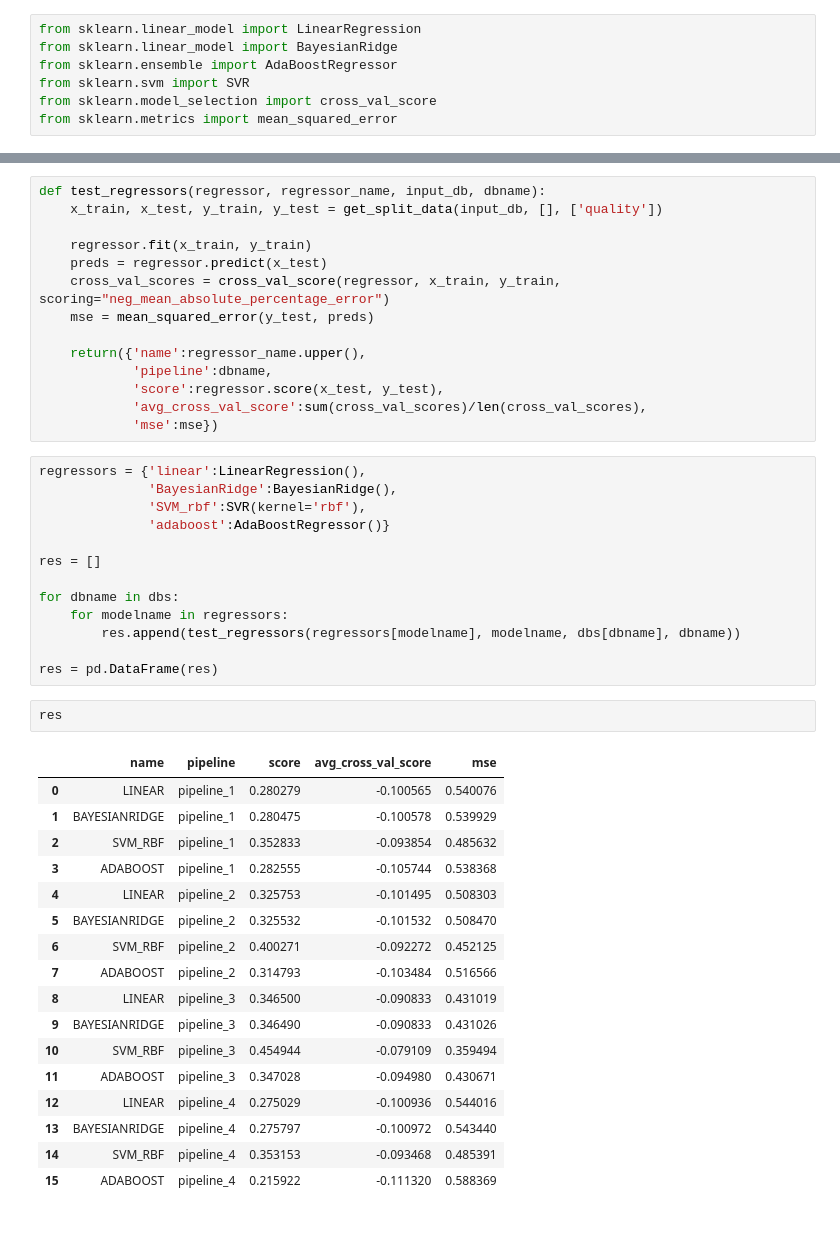
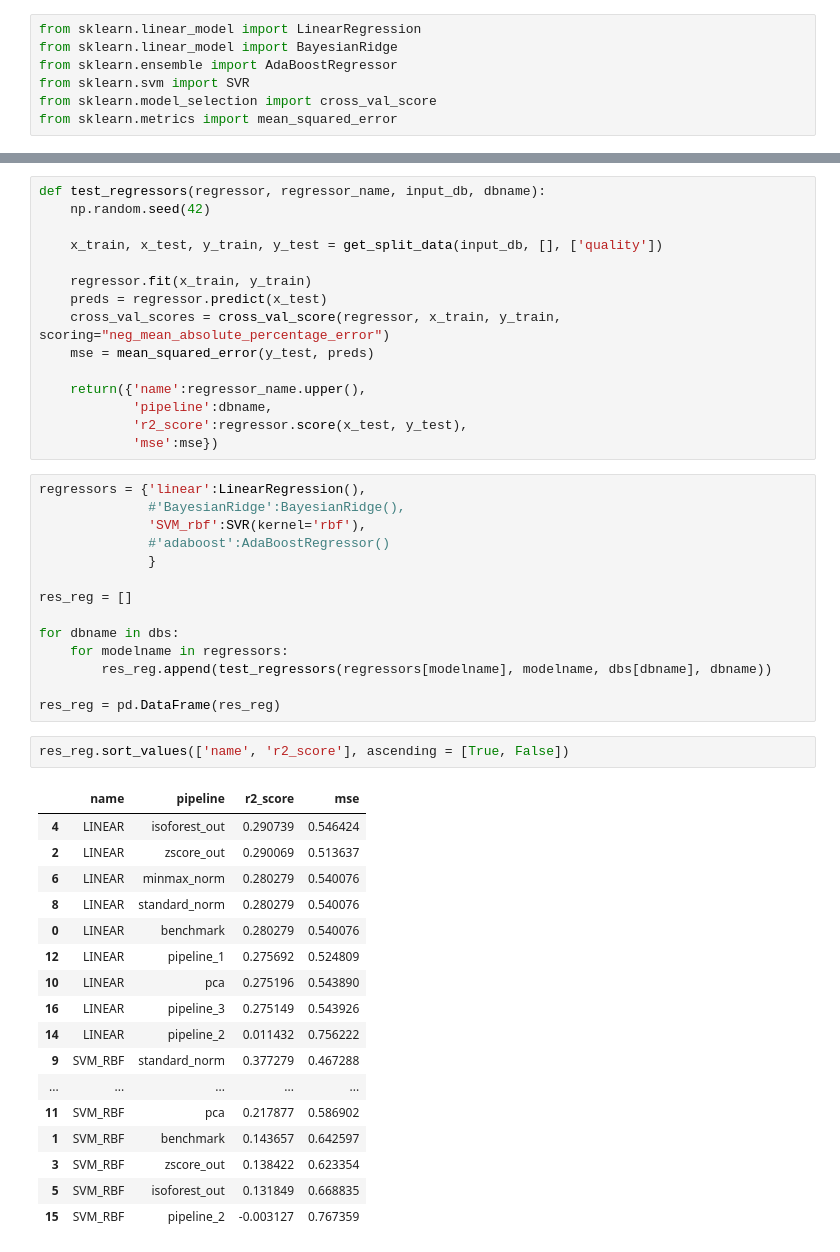
Before and after one commit to tommaso-massaglia/MML, a Jupyter notebook: model_training.ipynb, the cells around one changed output, grey strips where cells are left out. Cells and saved outputs as stored; diff of their text form.

```diff
--- a/model_training.ipynb
+++ b/model_training.ipynb
@@ -140,5 +169,7 @@ dbs = {
 # %%
 def test_regressors(regressor, regressor_name, input_db, dbname):
+    np.random.seed(42)
+
     x_train, x_test, y_train, y_test = get_split_data(input_db, [], ['quality'])
 
     regressor.fit(x_train, y_train)
@@ -148,39 +179,39 @@ def test_regressors(regressor, regressor_name, input_db, dbname):
 
     return({'name':regressor_name.upper(),
             'pipeline':dbname,
-            'score':regressor.score(x_test, y_test),
-            'avg_cross_val_score':sum(cross_val_scores)/len(cross_val_scores),
+            'r2_score':regressor.score(x_test, y_test),
             'mse':mse})
 # %%
 regressors = {'linear':LinearRegression(),
-              'BayesianRidge':BayesianRidge(),
+              #'BayesianRidge':BayesianRidge(),
               'SVM_rbf':SVR(kernel='rbf'),
-              'adaboost':AdaBoostRegressor()}
+              #'adaboost':AdaBoostRegressor()
+              }
 
-res = []
+res_reg = []
 
 for dbname in dbs:
     for modelname in regressors:
-        res.append(test_regressors(regressors[modelname], modelname, dbs[dbname], dbname))
+        res_reg.append(test_regressors(regressors[modelname], modelname, dbs[dbname], dbname))
 
-res = pd.DataFrame(res)
+res_reg = pd.DataFrame(res_reg)
-# %%
-res
-# %% [output]
-|  | name | pipeline | score | avg_cross_val_score | mse |
-| 0 | LINEAR | pipeline_1 | 0.280279 | -0.100565 | 0.540076 |
-| 1 | BAYESIANRIDGE | pipeline_1 | 0.280475 | -0.100578 | 0.539929 |
-| 2 | SVM_RBF | pipeline_1 | 0.352833 | -0.093854 | 0.485632 |
-| 3 | ADABOOST | pipeline_1 | 0.282555 | -0.105744 | 0.538368 |
-| 4 | LINEAR | pipeline_2 | 0.325753 | -0.101495 | 0.508303 |
-| 5 | BAYESIANRIDGE | pipeline_2 | 0.325532 | -0.101532 | 0.508470 |
-| 6 | SVM_RBF | pipeline_2 | 0.400271 | -0.092272 | 0.452125 |
-| 7 | ADABOOST | pipeline_2 | 0.314793 | -0.103484 | 0.516566 |
-| 8 | LINEAR | pipeline_3 | 0.346500 | -0.090833 | 0.431019 |
-| 9 | BAYESIANRIDGE | pipeline_3 | 0.346490 | -0.090833 | 0.431026 |
-| 10 | SVM_RBF | pipeline_3 | 0.454944 | -0.079109 | 0.359494 |
-| 11 | ADABOOST | pipeline_3 | 0.347028 | -0.094980 | 0.430671 |
-| 12 | LINEAR | pipeline_4 | 0.275029 | -0.100936 | 0.544016 |
-| 13 | BAYESIANRIDGE | pipeline_4 | 0.275797 | -0.100972 | 0.543440 |
-| 14 | SVM_RBF | pipeline_4 | 0.353153 | -0.093468 | 0.485391 |
-| 15 | ADABOOST | pipeline_4 | 0.215922 | -0.111320 | 0.588369 |
+# %%
+res_reg.sort_values(['name', 'r2_score'], ascending = [True, False])
+# %% [output]
+|  | name | pipeline | r2_score | mse |
+| 4 | LINEAR | isoforest_out | 0.290739 | 0.546424 |
+| 2 | LINEAR | zscore_out | 0.290069 | 0.513637 |
+| 6 | LINEAR | minmax_norm | 0.280279 | 0.540076 |
+| 8 | LINEAR | standard_norm | 0.280279 | 0.540076 |
+| 0 | LINEAR | benchmark | 0.280279 | 0.540076 |
+| 12 | LINEAR | pipeline_1 | 0.275692 | 0.524809 |
+| 10 | LINEAR | pca | 0.275196 | 0.543890 |
+| 16 | LINEAR | pipeline_3 | 0.275149 | 0.543926 |
+| 14 | LINEAR | pipeline_2 | 0.011432 | 0.756222 |
+| 9 | SVM_RBF | standard_norm | 0.377279 | 0.467288 |
+| ... | ... | ... | ... | ... |
+| 11 | SVM_RBF | pca | 0.217877 | 0.586902 |
+| 1 | SVM_RBF | benchmark | 0.143657 | 0.642597 |
+| 3 | SVM_RBF | zscore_out | 0.138422 | 0.623354 |
+| 5 | SVM_RBF | isoforest_out | 0.131849 | 0.668835 |
+| 15 | SVM_RBF | pipeline_2 | -0.003127 | 0.767359 |
```
Also changed, not shown: parts of 19 cells of this notebook, 8 other files.
